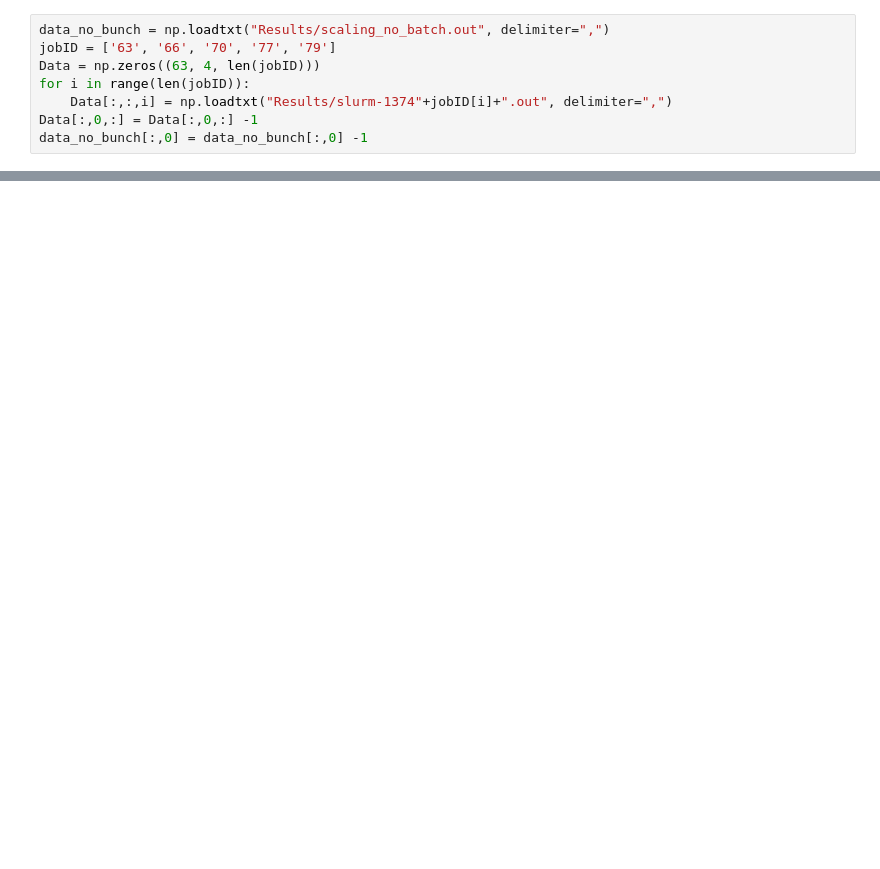
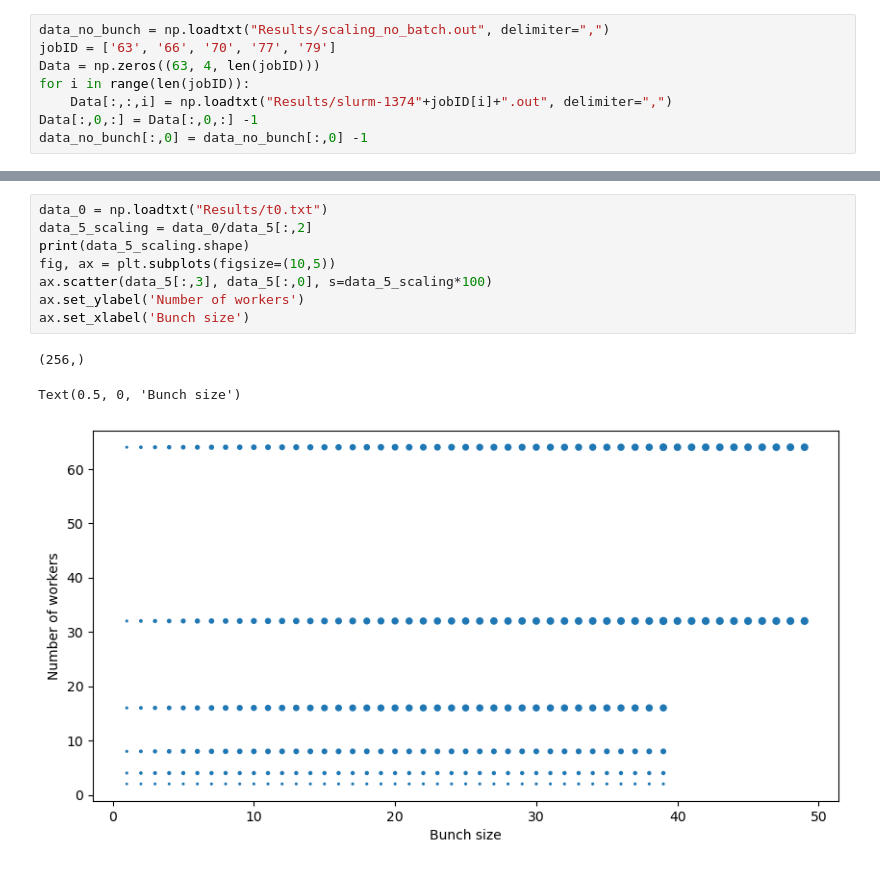
Before and after one commit to 2BeAsh/HPPC_Python_Project, a Jupyter notebook: Code/mpi4py/plots.ipynb, the cells around one changed output, grey strips where cells are left out. Drawn from its saved outputs; the diff is of its cells as text; blank space fills up the shorter version.

```diff
--- a/Code/mpi4py/plots.ipynb
+++ b/Code/mpi4py/plots.ipynb
@@ -56,0 +98,12 @@ fig.tight_layout()
+# %%
+data_0 = np.loadtxt("Results/t0.txt")
+data_5_scaling = data_0/data_5[:,2]
+print(data_5_scaling.shape)
+fig, ax = plt.subplots(figsize=(10,5))
+ax.scatter(data_5[:,3], data_5[:,0], s=data_5_scaling*100)
+ax.set_ylabel('Number of workers')
+ax.set_xlabel('Bunch size')
+# %% [output]
+(256,)
+Text(0.5, 0, 'Bunch size')
+[figure, added]
```
Also changed, not shown: parts of 5 cells of this notebook, 3 other files.
